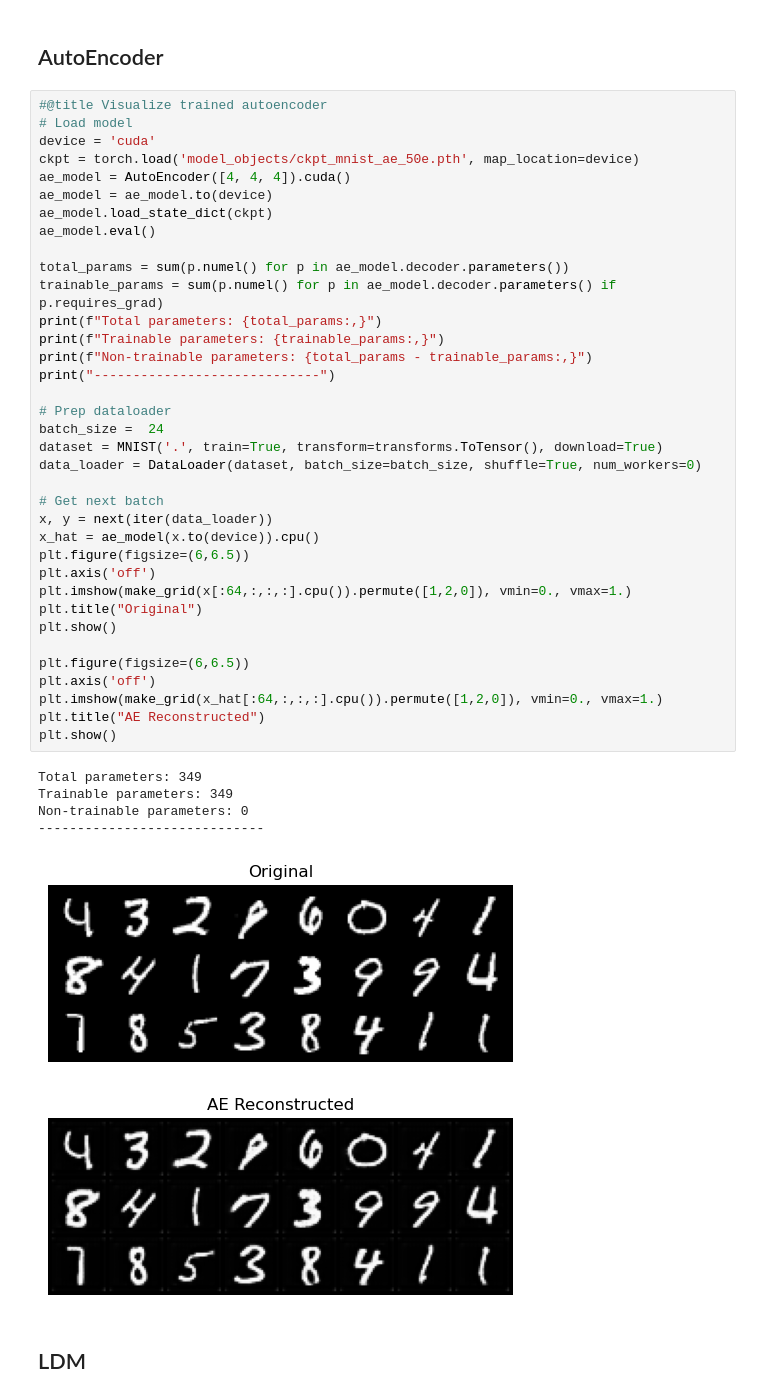
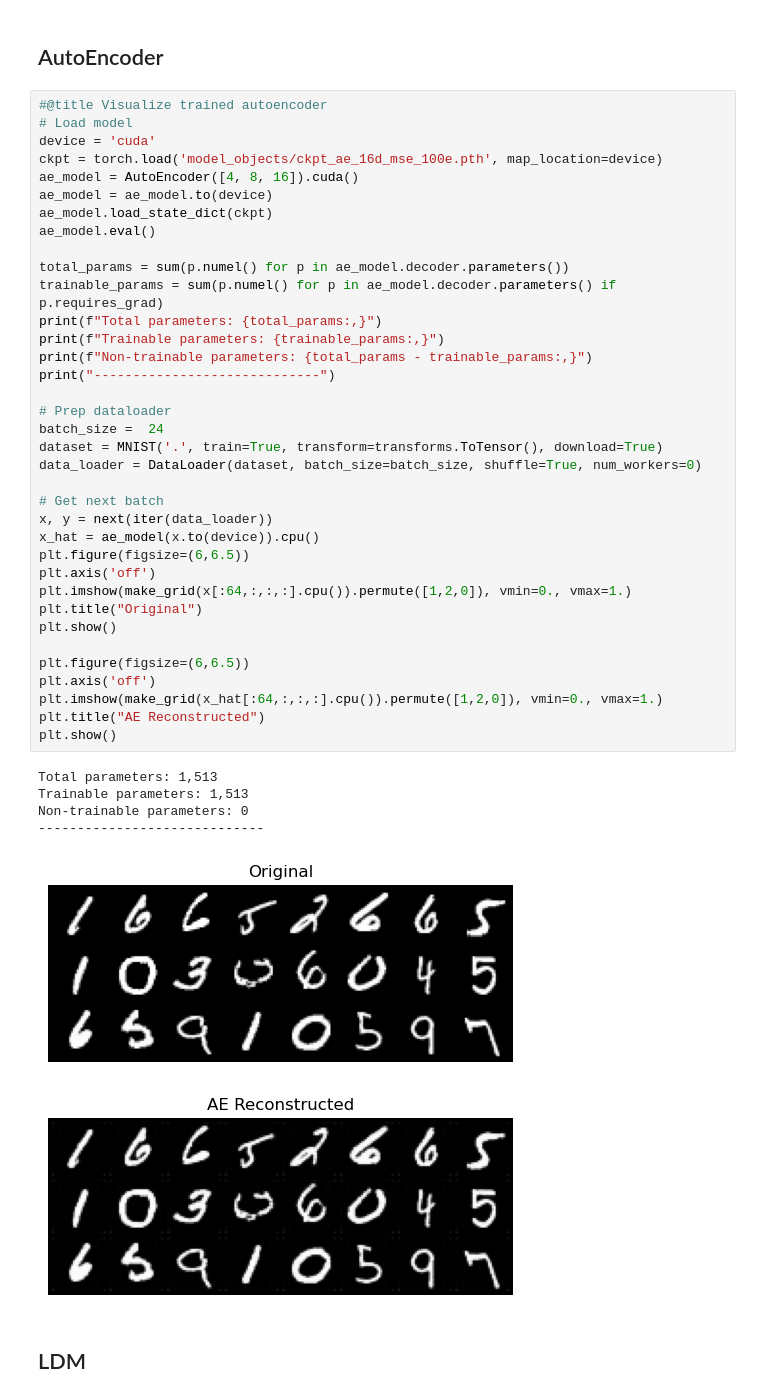
Before and after one commit to jcalz23/diffusion_diy, a Jupyter notebook: src/visualize_results.ipynb, the cells around one changed output. Saved outputs shown, nothing was run; the diff lists cells and outputs as text.

```diff
--- a/src/visualize_results.ipynb
+++ b/src/visualize_results.ipynb
@@ -108,45 +104,45 @@ plt.show()
 #@title Visualize trained autoencoder
 # Load model
 device = 'cuda'
-ckpt = torch.load('model_objects/ckpt_mnist_ae_50e.pth', map_location=device)
-ae_model = AutoEncoder([4, 4, 4]).cuda()
+ckpt = torch.load('model_objects/ckpt_ae_16d_mse_100e.pth', map_location=device)
+ae_model = AutoEncoder([4, 8, 16]).cuda()
 ae_model = ae_model.to(device)
 ae_model.load_state_dict(ckpt)
 ae_model.eval()
 
 total_params = sum(p.numel() for p in ae_model.decoder.parameters())
 trainable_params = sum(p.numel() for p in ae_model.decoder.parameters() if p.requires_grad)
 print(f"Total parameters: {total_params:,}")
 print(f"Trainable parameters: {trainable_params:,}")
 print(f"Non-trainable parameters: {total_params - trainable_params:,}")
 print("-----------------------------")
 
 # Prep dataloader
 batch_size =  24
 dataset = MNIST('.', train=True, transform=transforms.ToTensor(), download=True)
 data_loader = DataLoader(dataset, batch_size=batch_size, shuffle=True, num_workers=0)
 
 # Get next batch
 x, y = next(iter(data_loader))
 x_hat = ae_model(x.to(device)).cpu()
 plt.figure(figsize=(6,6.5))
 plt.axis('off')
 plt.imshow(make_grid(x[:64,:,:,:].cpu()).permute([1,2,0]), vmin=0., vmax=1.)
 plt.title("Original")
 plt.show()
 
 plt.figure(figsize=(6,6.5))
 plt.axis('off')
 plt.imshow(make_grid(x_hat[:64,:,:,:].cpu()).permute([1,2,0]), vmin=0., vmax=1.)
 plt.title("AE Reconstructed")
 plt.show()
 # %% [output]
-Total parameters: 349
-Trainable parameters: 349
+Total parameters: 1,513
+Trainable parameters: 1,513
 Non-trainable parameters: 0
 -----------------------------
-[figure, old version]
+[figure, new version]
-[figure, old version]
+[figure, new version]
 # %% [markdown]
 ## LDM
 # %%
```
Also changed, not shown: parts of 4 cells of this notebook, 5 other files.
